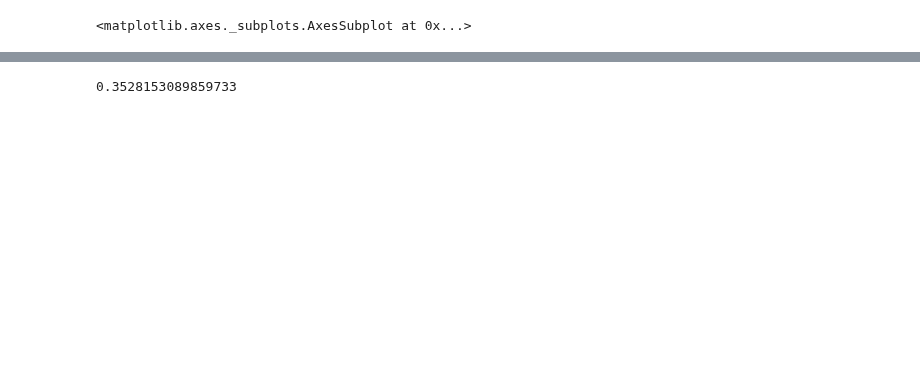
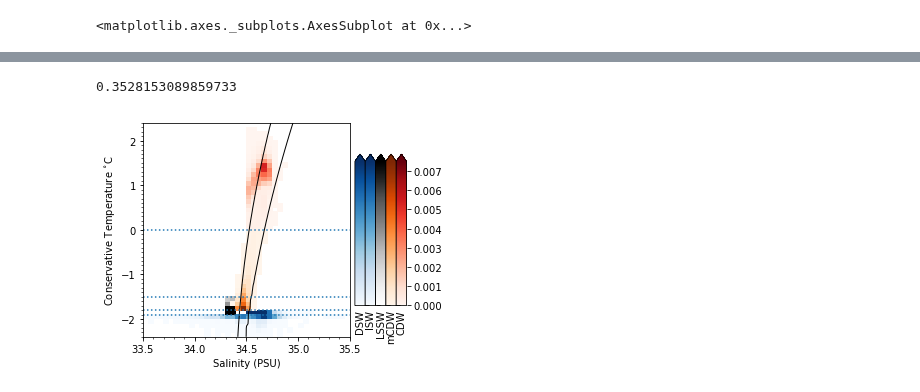
Before and after one commit to adityarn/antarctic_margins_MEOP, a Jupyter notebook: MEOP_Analysis_Part1_OSFcopy.ipynb, the cells around one changed output, grey strips where cells are left out. Saved outputs shown, nothing was run; the diff lists cells and outputs as text; code cells hidden in the pictures; blank space fills up the shorter version.

```diff
--- a/MEOP_Analysis_Part1_OSFcopy.ipynb
+++ b/MEOP_Analysis_Part1_OSFcopy.ipynb
@@ -999,7 +1012,7 @@ for i in range(1, 13,1):
 11 91.74757281553399
 12 100.0
 # %%
-dfsel = ISW  & Ross & sel_echodepth
+dfsel = ISW  & Weddell & gline_le_75km & sel_echodepth & sel_months(dfmg, [9])
 dfmg.loc[dfsel & DSW_cool  , "CTEMP"].count() / \
 dfmg.loc[dfsel , "CTEMP"].count()
 # %% [output]
@@ -1183,13 +1196,30 @@ regions_inter = PrincessMartha + LAC + Knox
 regions = [regions_cold, regions_inter, regions_warm]
 regions_all = regions[0] | regions[1] | regions[2]
 # %%
-def plot_prob_TS(dfsel, ax, salrange=np.arange(33.5, 35.50001, 0.05), temprange=np.arange(-2.4, 2.40001, 0.1), save=False,
-                 savename="untitled.pdf", vmin=0, vmax=0.015):
+import sys
+sys.path.insert(0, "/usr/local/MATLAB/R2018a/extern/engines/python/build/lib.linux-x86_64-2.7")
+import matlab.engine
+
+def plot_prob_TS(dfsel, ax, salrange=np.arange(33.5, 35.50001, 0.05), temprange=np.arange(-2.4, 2.40001, 0.1),
+                 save=False, savename="untitled.pdf", vmin=0, vmax=0.015):
 
     watermasses = [DSW, ISW, lssw, mCDW, CDW]
     colormaps = ["Blues", "Blues", "Greys", "Oranges", "Reds"]
     prob_integrated = 0.0
     CF = []
+    eng = matlab.engine.start_matlab()
+    eng.addpath('/media/work/MyPrograms/EOS80/')
+    eng.addpath('/media/work/MyPrograms/EOS80/library/')
+
+    salgrid, tempgrid = np.linspace(salrange.min(), salrange.max(), 100), np.linspace(temprange.min(), temprange.max(), 100)
+    SS, TT = np.meshgrid(salgrid, tempgrid)
+    #SS, TT = np.meshgrid(salrange, temprange)
+
+    SS = matlab.double(SS.tolist())
+    TT = matlab.double(TT.tolist())
+
+    gamman_mesh = eng.eos80_legacy_gamma_n(SS, TT, 0.0, 0.0, -70.0);
+    ax.contour(salgrid, tempgrid, gamman_mesh, levels=[28, 28.27], colors='k', linewidths=1)
     for w in range(5):
         try:
             df = dfmg[dfsel & watermasses[w]]
@@ -1208,13 +1238,22 @@ def plot_prob_TS(dfsel, ax, salrange=np.arange(33.5, 35.50001, 0.05), temprange=
             probability_TS = ma.masked_array(probability_TS, mask = (probability_TS < 1e-6) )
             CF.append(ax.pcolormesh(salrange[:-1], temprange[:-1], probability_TS.T, cmap=colormaps[w],
                                     vmin=vmin, vmax=vmax))
+
         except:
             pass
+    ax.set_xticks(np.arange(33.5, 35.5001, 0.1), minor=True)
+    ax.set_xticks(np.arange(33.5, 35.50001, 0.5))
+
+    ax.set_yticks(np.arange(-2.4, 2.40001, 0.1), minor=True )
+    #ax.set_yticks(np.arange)
+
+    ax.set_ylabel("Conservative Temperature $^{\circ}$C")
+    ax.set_xlabel("Salinity (PSU)")
     print(prob_integrated)
     return CF
 # %%
 plt.close(1)
-plt.figure(1, figsize=(5,5))
+plt.figure(1, figsize=(120/25.4, 100/25.4))
 gs = gridspec.GridSpec(7, 7, height_ratios=[1]*7, wspace=0, width_ratios=[1, 0.025]+[0.05]*5)
 ax = plt.subplot(gs[:, 0])
 regions_all = regions[0] | regions[1] | regions[2]
@@ -1243,4 +1280,5 @@ plt.show()
 0.3528153089859733
+[figure, added]
 # %%
 plt.close(1)
 fig = plt.figure(1, figsize=(10, 10))
```
Also changed, not shown: parts of 8 cells of this notebook, 4 other files.
